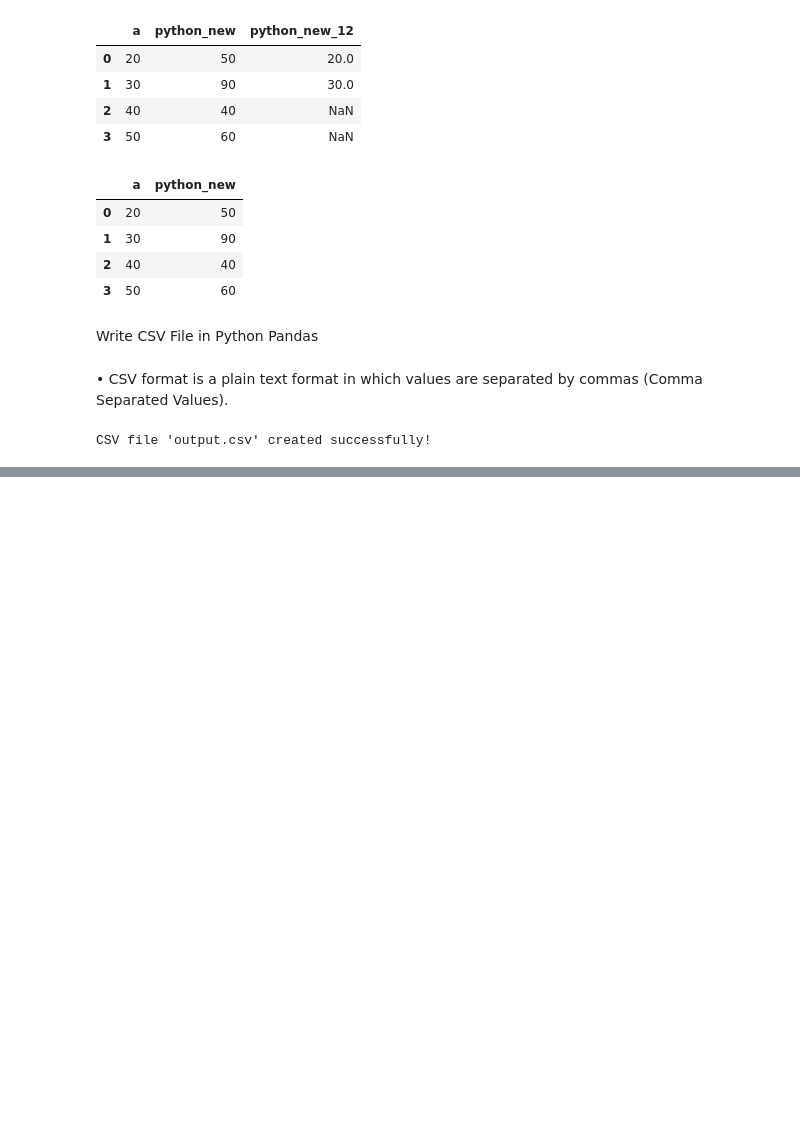
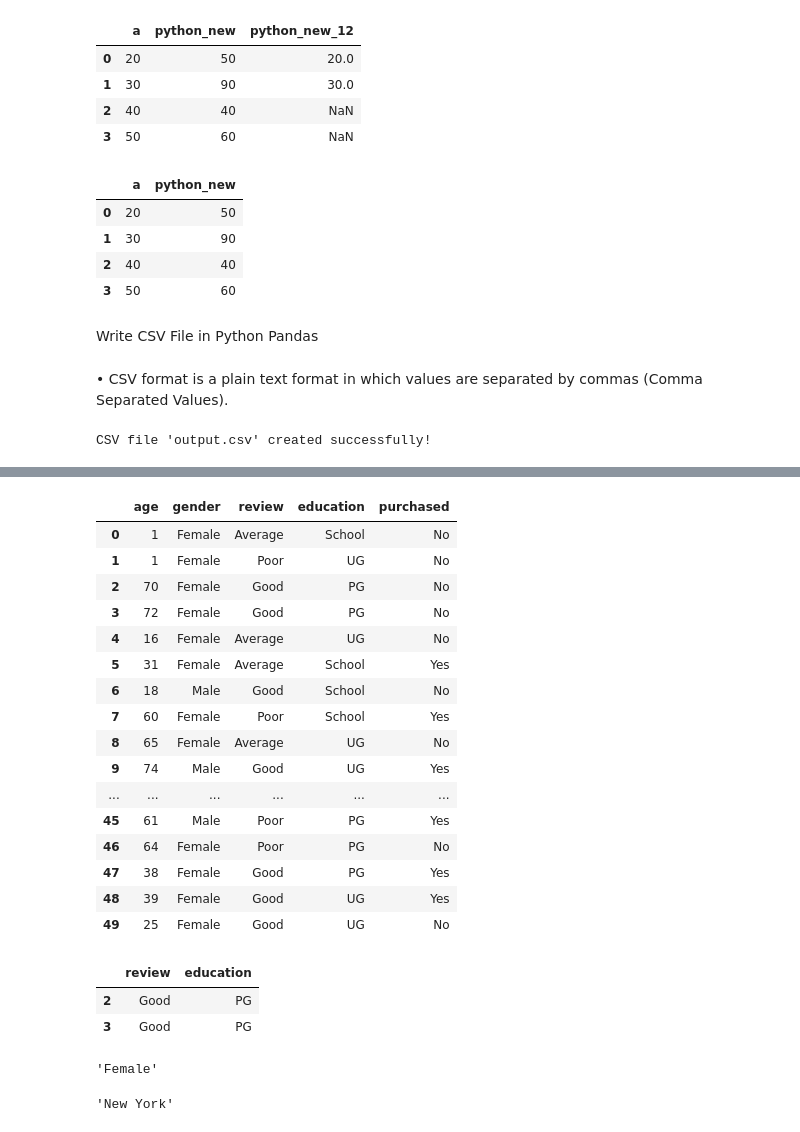
Before and after one commit to rishabh6900/PPNMS, a Jupyter notebook: Pandas/pandas file.ipynb, the cells around one changed output, grey strips where cells are left out. Drawn from its saved outputs; the diff is of its cells as text; code cells hidden in the pictures; blank space fills up the shorter version.

```diff
--- a/Pandas/pandas file.ipynb
+++ b/Pandas/pandas file.ipynb
@@ -315,0 +685,35 @@ CSV file 'output.csv' created successfully!
+# %%
+df3.loc[1,'age'] = 1
+df3
+# %% [output]
+|  | age | gender | review | education | purchased |
+| 0 | 1 | Female | Average | School | No |
+| 1 | 1 | Female | Poor | UG | No |
+| 2 | 70 | Female | Good | PG | No |
+| 3 | 72 | Female | Good | PG | No |
+| 4 | 16 | Female | Average | UG | No |
+| 5 | 31 | Female | Average | School | Yes |
+| 6 | 18 | Male | Good | School | No |
+| 7 | 60 | Female | Poor | School | Yes |
+| 8 | 65 | Female | Average | UG | No |
+| 9 | 74 | Male | Good | UG | Yes |
+| ... | ... | ... | ... | ... | ... |
+| 45 | 61 | Male | Poor | PG | Yes |
+| 46 | 64 | Female | Poor | PG | No |
+| 47 | 38 | Female | Good | PG | Yes |
+| 48 | 39 | Female | Good | UG | Yes |
+| 49 | 25 | Female | Good | UG | No |
+# %%
+df3.loc[[2,3],['review','education']]
+# %% [output]
+|  | review | education |
+| 2 | Good | PG |
+| 3 | Good | PG |
+# %%
+df3.iloc[0,1]
+# %% [output]
+'Female'
+# %%
+df.iloc[0,2]
+# %% [output]
+'New York'
```
Also changed, not shown: parts of 31 cells of this notebook, 1 other file.
